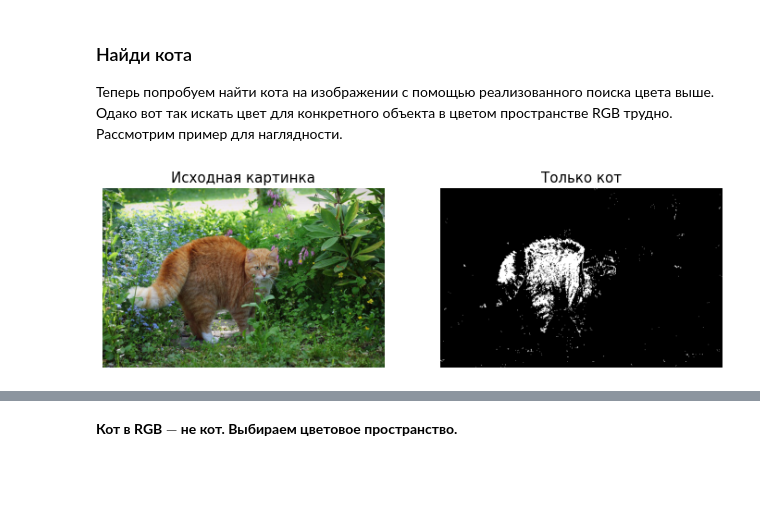
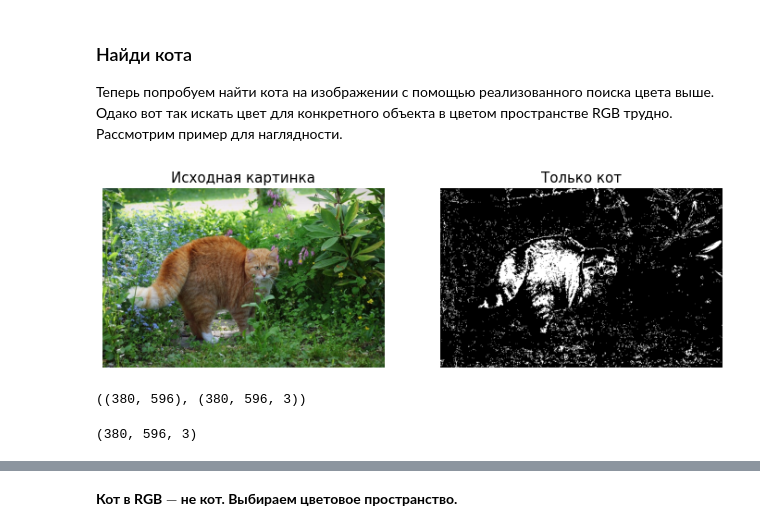
Before and after one commit to ml-dafe/cv_mipt_major, a Jupyter notebook: week_01_images/seminar_01.ipynb, the cells around one changed output, grey strips where cells are left out. Saved outputs shown, nothing was run; the diff lists cells and outputs as text; code cells hidden in the pictures; blank space fills up the shorter version.

```diff
--- a/week_01_images/seminar_01.ipynb
+++ b/week_01_images/seminar_01.ipynb
@@ -187,24 +174,29 @@ cv2.destroyAllWindows()
 # %%
 cat_image  = cv2.imread('img/cat.jpg')
 
 # значения цвета можно посмотреть в gimp или paint
 pix = 256
 low_red = (0.0 * pix, 0.11 * pix, 0.37 * pix)
-high_red = (0.35 * pix, 0.4 * pix, 0.99 * pix)
+high_red = (0.4 * pix, 0.6 * pix, 0.60 * pix)
 
 cat_area = cv2.inRange(cat_image, low_red, high_red)
 
 # посмотрим на результат
 fig, m_axs = plt.subplots(1, 2, figsize = (12, 9))
 ax1, ax2 = m_axs
 
 ax1.set_title('Исходная картинка', fontsize=15)
 cat_image = cv2.cvtColor(cat_image, cv2.COLOR_BGR2RGB)  # преобразуем цвет для plt
 ax1.imshow(cat_image, cmap='gray')
 ax1.axis('off')
 
+
 ax2.set_title('Только кот', fontsize=15)
 ax2.imshow(cat_area, cmap='gray')
 ax2.axis('off');
 # %% [output]
-[figure, old version]
+[figure, new version]
+# %%
+cat_area.shape, cat_image.shape
+# %% [output]
+((380, 596), (380, 596, 3))
@@ -210,0 +208,4 @@ ax2.axis('off');
+# %%
+only_cat.shape
+# %% [output]
+(380, 596, 3)
```
Also changed, not shown: parts of 14 cells of this notebook.
